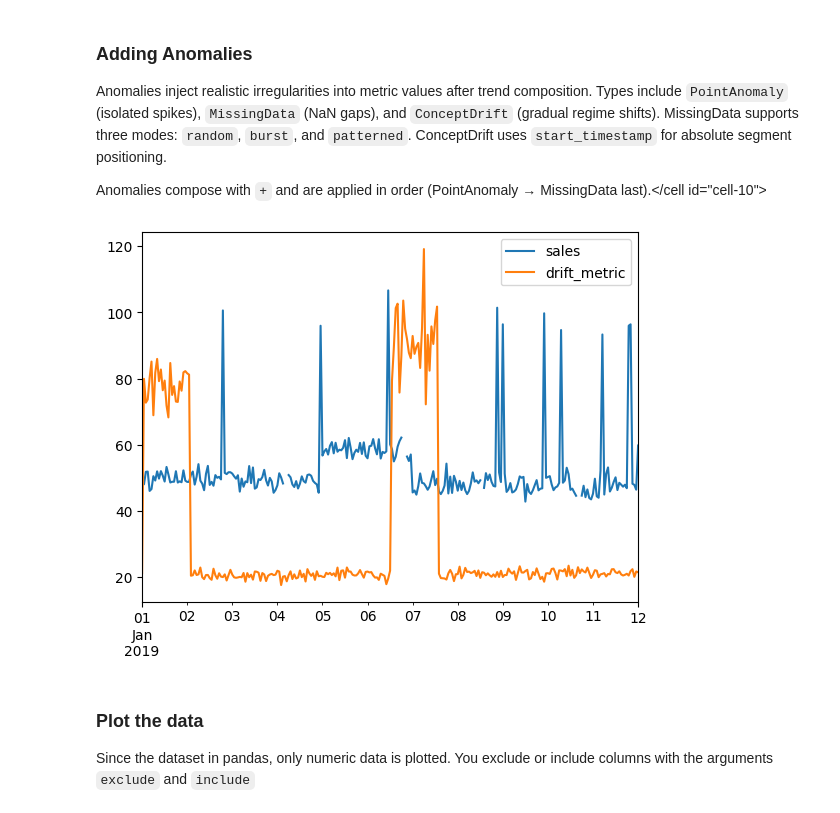
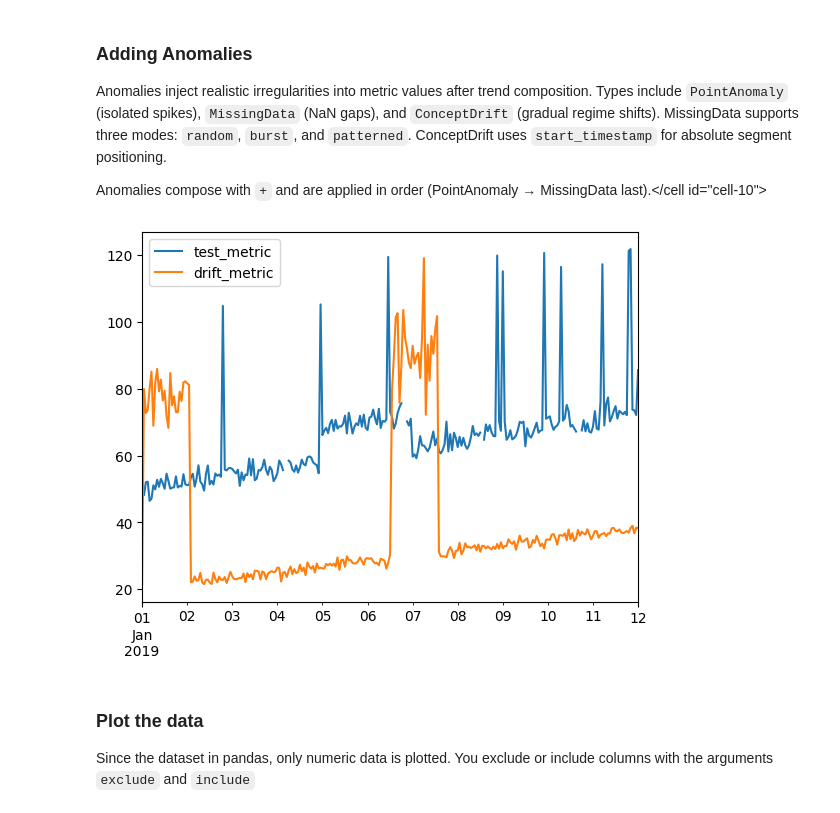
Before and after one commit to manojmanivannan/ts-data-generator, a Jupyter notebook: notebooks/sample.ipynb, the cells around one changed output. Cells and saved outputs as stored; diff of their text form; code cells hidden in the pictures.

```diff
--- a/notebooks/sample.ipynb
+++ b/notebooks/sample.ipynb
@@ -161,37 +161,37 @@ from ts_data_generator.anomalies import PointAnomaly, MissingData, ConceptDrift,
 d2 = DataGen(seed=42)
 d2.start_datetime = "2019-01-01"
 d2.end_datetime = "2019-01-12"
 d2.to_granularity("h")
 
 # Add a baseline metric with anomalies
 d2.add_metric(
-    name="sales",
+    name="test_metric",
     trends=[
-        LinearTrend(name="base", limit=100, offset=50, noise_level=2),
+        LinearTrend(name="base", slope=5, offset=50, noise_level=2),
         WeekendTrend(name="wknd", weekend_effect=30, direction="up", noise_level=1),
     ],
     anomalies=[
         PointAnomaly(probability=0.02, magnitude=50),
         MissingData(probability=0.01),
         MissingData(mode="burst", burst_probability=0.005, min_length=2, max_length=3),
     ],
 )
 
 # ConceptDrift with start_index for sequential multi-segment positioning
 d2.add_metric(
     name="drift_metric",
-    trends=[LinearTrend(name="base", limit=10, offset=20, noise_level=1)],
+    trends=[LinearTrend(name="base", slope=4, offset=20, noise_level=1)],
     anomalies=[
         ConceptDrift(segments=[
             DriftSegment(start_timestamp="2019-01-01T00:00:00", target_mean=80, target_std=5, hold_duration=86400, restore=True),
             DriftSegment(start_timestamp="2019-01-06T12:00:00", target_mean=90, target_std=10, hold_duration=86400, restore=True),
         ]),
     ],
 )
 
 d2.plot()
 # %% [output]
-[figure, old version]
+[figure, new version]
 # %% [markdown]
 ### Plot the data
 Since the dataset in pandas, only numeric data is plotted.</br>
```
Also changed, not shown: parts of 10 cells of this notebook, 1 other file.
